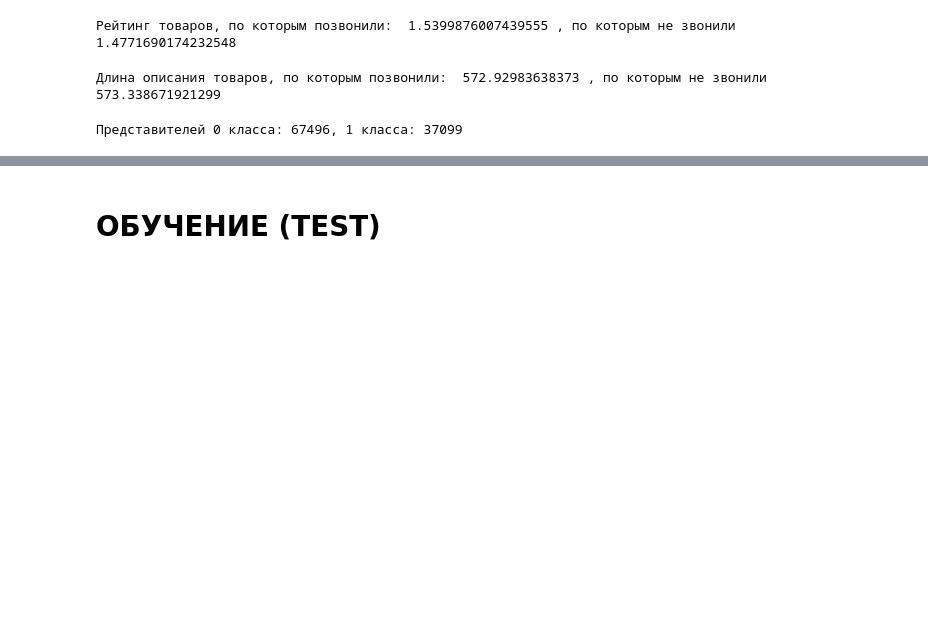
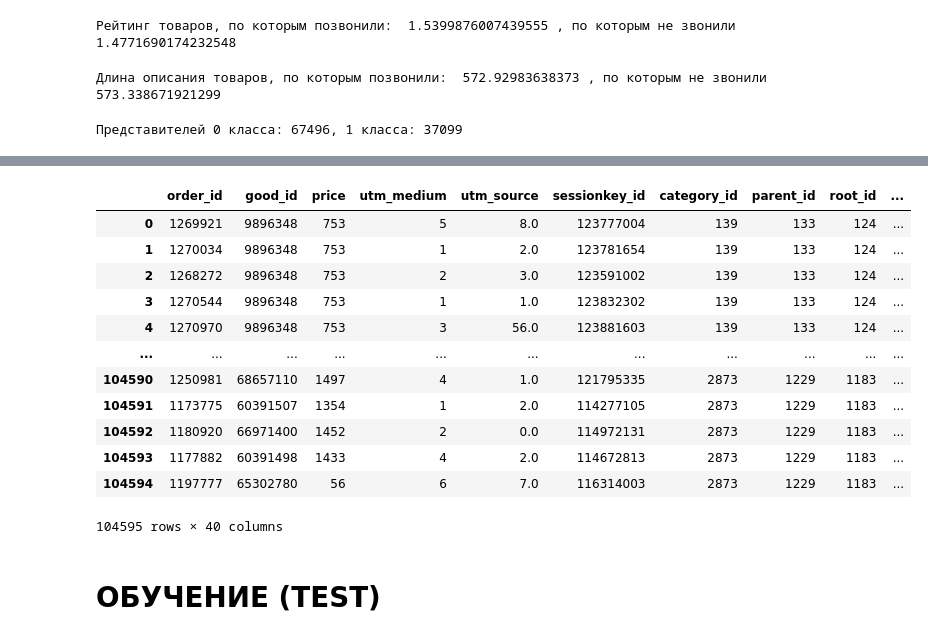
Before and after one commit to zgermion/Callcenter-predict, a Jupyter notebook: baseline.ipynb, the cells around one changed output, grey strips where cells are left out. Cells and saved outputs as stored; diff of their text form; code cells hidden in the pictures; blank space fills up the shorter version.

```diff
--- a/baseline.ipynb
+++ b/baseline.ipynb
@@ -219,0 +318,3 @@ data_webstat[data_webstat["sessionkey_id"] == 123777004]
+# %%
+data_train["count_webpage_13"].fillna(0, inplace=True)
+data_test["count_webpage_13"].fillna(0, inplace=True)
@@ -219,0 +335,3 @@ data_webstat[data_webstat["sessionkey_id"] == 123777004]
+# %%
+data_train["count_webpage_6"].fillna(0, inplace=True)
+data_test["count_webpage_6"].fillna(0, inplace=True)
@@ -219,0 +402,32 @@ data_webstat[data_webstat["sessionkey_id"] == 123777004]
+# %%
+DATA = data_webstat[data_webstat["page_type"] == 11]
+new_column = list()
+for num in range(data_train.shape[0]):
+    sess_key = data_train["sessionkey_id"][num]
+    count_page = DATA[DATA["sessionkey_id"] == sess_key].shape[0]
+    new_column.append(count_page)
+data_train['count_webpage_11'] = new_column
+new_column = list()
+for num in range(data_test.shape[0]):
+    sess_key = data_test["sessionkey_id"][num]
+    count_page = DATA[DATA["sessionkey_id"] == sess_key].shape[0]
+    new_column.append(count_page)
+data_test['count_webpage_11'] = new_column
+data_train["count_webpage_11"].fillna(0, inplace=True)
+data_test["count_webpage_11"].fillna(0, inplace=True)
+# %%
+DATA = data_webstat[data_webstat["page_type"] == 12]
+new_column = list()
+for num in range(data_train.shape[0]):
+    sess_key = data_train["sessionkey_id"][num]
+    count_page = DATA[DATA["sessionkey_id"] == sess_key].shape[0]
+    new_column.append(count_page)
+data_train['count_webpage_12'] = new_column
+new_column = list()
+for num in range(data_test.shape[0]):
+    sess_key = data_test["sessionkey_id"][num]
+    count_page = DATA[DATA["sessionkey_id"] == sess_key].shape[0]
+    new_column.append(count_page)
+data_test['count_webpage_12'] = new_column
+data_train["count_webpage_12"].fillna(0, inplace=True)
+data_test["count_webpage_12"].fillna(0, inplace=True)
@@ -220,3 +465,19 @@ data_webstat[data_webstat["sessionkey_id"] == 123777004]
+# %%
+data_train
+# %% [output]
+|  | order_id | good_id | price | utm_medium | utm_source | sessionkey_id | category_id | parent_id | root_id | ... |
+| 0 | 1269921 | 9896348 | 753 | 5 | 8.0 | 123777004 | 139 | 133 | 124 | ... |
+| 1 | 1270034 | 9896348 | 753 | 1 | 2.0 | 123781654 | 139 | 133 | 124 | ... |
+| 2 | 1268272 | 9896348 | 753 | 2 | 3.0 | 123591002 | 139 | 133 | 124 | ... |
+| 3 | 1270544 | 9896348 | 753 | 1 | 1.0 | 123832302 | 139 | 133 | 124 | ... |
+| 4 | 1270970 | 9896348 | 753 | 3 | 56.0 | 123881603 | 139 | 133 | 124 | ... |
+| ... | ... | ... | ... | ... | ... | ... | ... | ... | ... | ... |
+| 104590 | 1250981 | 68657110 | 1497 | 4 | 1.0 | 121795335 | 2873 | 1229 | 1183 | ... |
+| 104591 | 1173775 | 60391507 | 1354 | 1 | 2.0 | 114277105 | 2873 | 1229 | 1183 | ... |
+| 104592 | 1180920 | 66971400 | 1452 | 2 | 0.0 | 114972131 | 2873 | 1229 | 1183 | ... |
+| 104593 | 1177882 | 60391498 | 1433 | 4 | 2.0 | 114672813 | 2873 | 1229 | 1183 | ... |
+| 104594 | 1197777 | 65302780 | 56 | 6 | 7.0 | 116314003 | 2873 | 1229 | 1183 | ... |
+104595 rows × 40 columns
 # %%
 features = ["pics_qty",
             "goods_qty",
```
Also changed, not shown: parts of 26 cells of this notebook, 1 other file.
